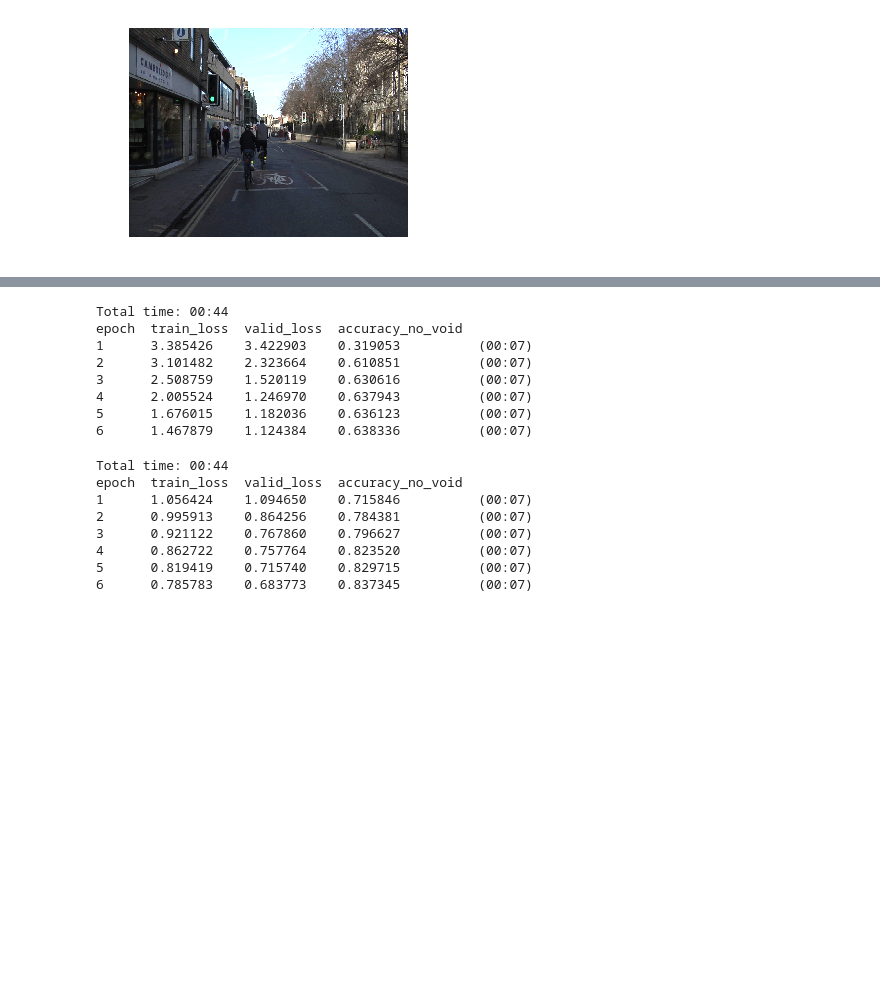
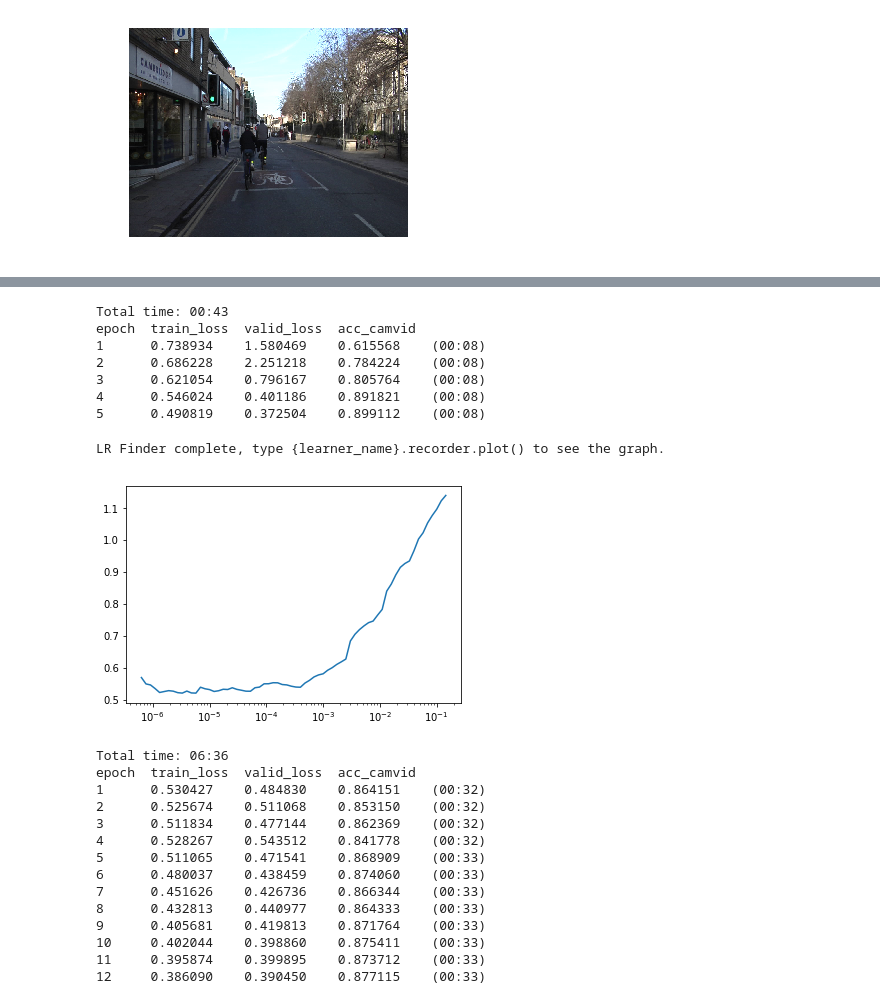
Before and after one commit to fastai/course-v3, a Jupyter notebook: nbs/dl1/lesson2-camvid.ipynb, the cells around one changed output, grey strips where cells are left out. Cells and saved outputs as stored; diff of their text form; code cells hidden in the pictures; blank space fills up the shorter version.

```diff
--- a/nbs/dl1/lesson2-camvid.ipynb
+++ b/nbs/dl1/lesson2-camvid.ipynb
@@ -139,13 +110,12 @@ LR Finder complete, type {learner_name}.recorder.plot() to see the graph.
 # %%
-lr = 1e-3
+lr = 1e-2
 # %%
-learn.fit_one_cycle(6, slice(lr))
+learn.fit_one_cycle(5, slice(lr))
 # %% [output]
-Total time: 00:44
-epoch  train_loss  valid_loss  accuracy_no_void
-1      3.385426    3.422903    0.319053          (00:07)
-2      3.101482    2.323664    0.610851          (00:07)
-3      2.508759    1.520119    0.630616          (00:07)
-4      2.005524    1.246970    0.637943          (00:07)
-5      1.676015    1.182036    0.636123          (00:07)
-6      1.467879    1.124384    0.638336          (00:07)
+Total time: 00:43
+epoch  train_loss  valid_loss  acc_camvid
+1      0.738934    1.580469    0.615568    (00:08)
+2      0.686228    2.251218    0.784224    (00:08)
+3      0.621054    0.796167    0.805764    (00:08)
+4      0.546024    0.401186    0.891821    (00:08)
+5      0.490819    0.372504    0.899112    (00:08)
@@ -152 +124,3 @@ epoch  train_loss  valid_loss  accuracy_no_void
+# %%
+learn.load('stage-1')
 # %%
@@ -154,11 +128,23 @@ learn.unfreezefreeze()
+# %%
+lr_find(learn)
+learn.recorder.plot()
+# %% [output]
+LR Finder complete, type {learner_name}.recorder.plot() to see the graph.
+[figure, added]
 # %%
-learn.fit_one_cycle(6, slice(lr/100,lr))
+learn.fit_one_cycle(12, slice(1e-5,lr/5))
 # %% [output]
-Total time: 00:44
-epoch  train_loss  valid_loss  accuracy_no_void
-1      1.056424    1.094650    0.715846          (00:07)
-2      0.995913    0.864256    0.784381          (00:07)
-3      0.921122    0.767860    0.796627          (00:07)
-4      0.862722    0.757764    0.823520          (00:07)
-5      0.819419    0.715740    0.829715          (00:07)
-6      0.785783    0.683773    0.837345          (00:07)
+Total time: 06:36
+epoch  train_loss  valid_loss  acc_camvid
+1      0.530427    0.484830    0.864151    (00:32)
+2      0.525674    0.511068    0.853150    (00:32)
+3      0.511834    0.477144    0.862369    (00:32)
+4      0.528267    0.543512    0.841778    (00:32)
+5      0.511065    0.471541    0.868909    (00:33)
+6      0.480037    0.438459    0.874060    (00:33)
+7      0.451626    0.426736    0.866344    (00:33)
+8      0.432813    0.440977    0.864333    (00:33)
+9      0.405681    0.419813    0.871764    (00:33)
+10     0.402044    0.398860    0.875411    (00:33)
+11     0.395874    0.399895    0.873712    (00:33)
+12     0.386090    0.390450    0.877115    (00:33)
```
Also changed, not shown: parts of 47 cells of this notebook, 1 other file.
